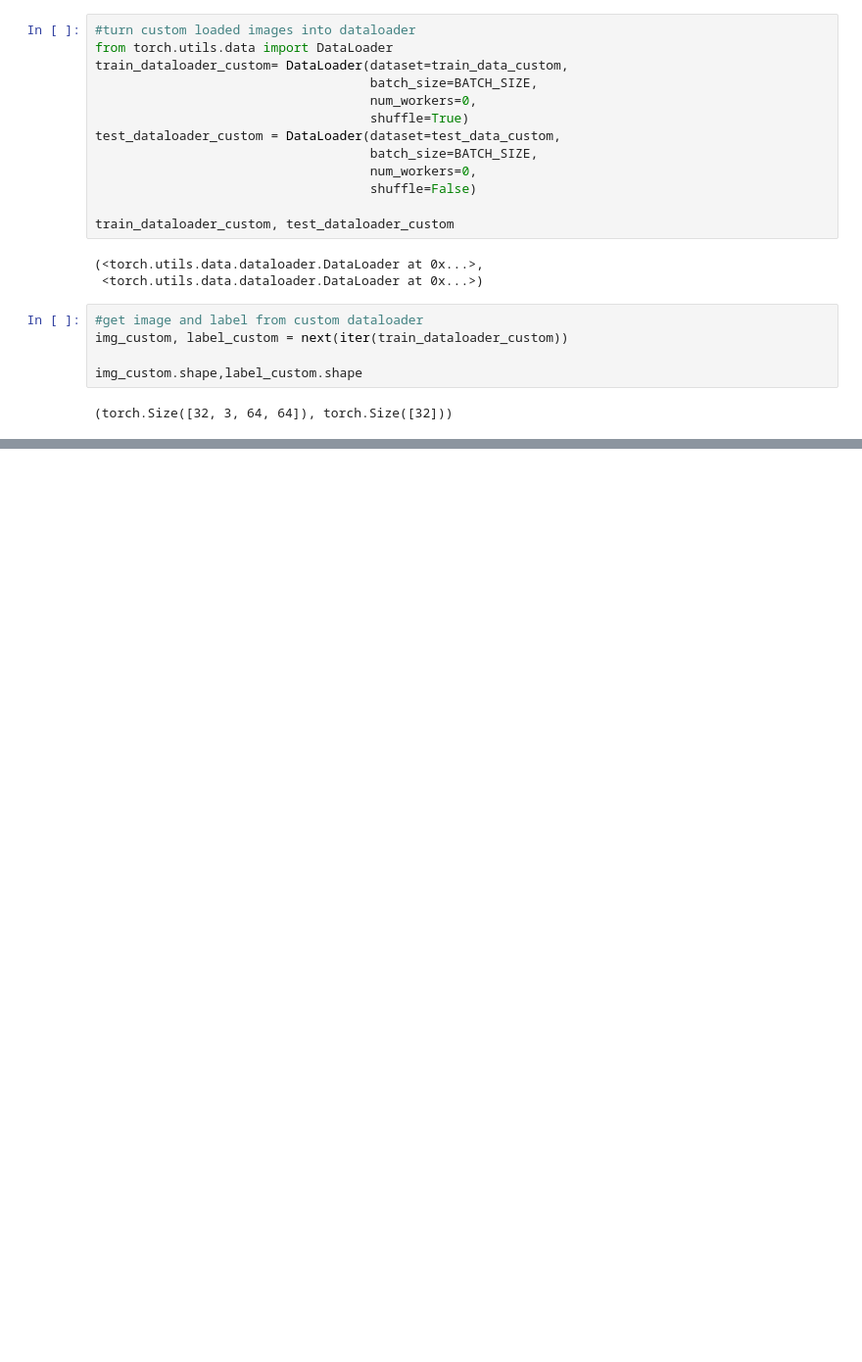
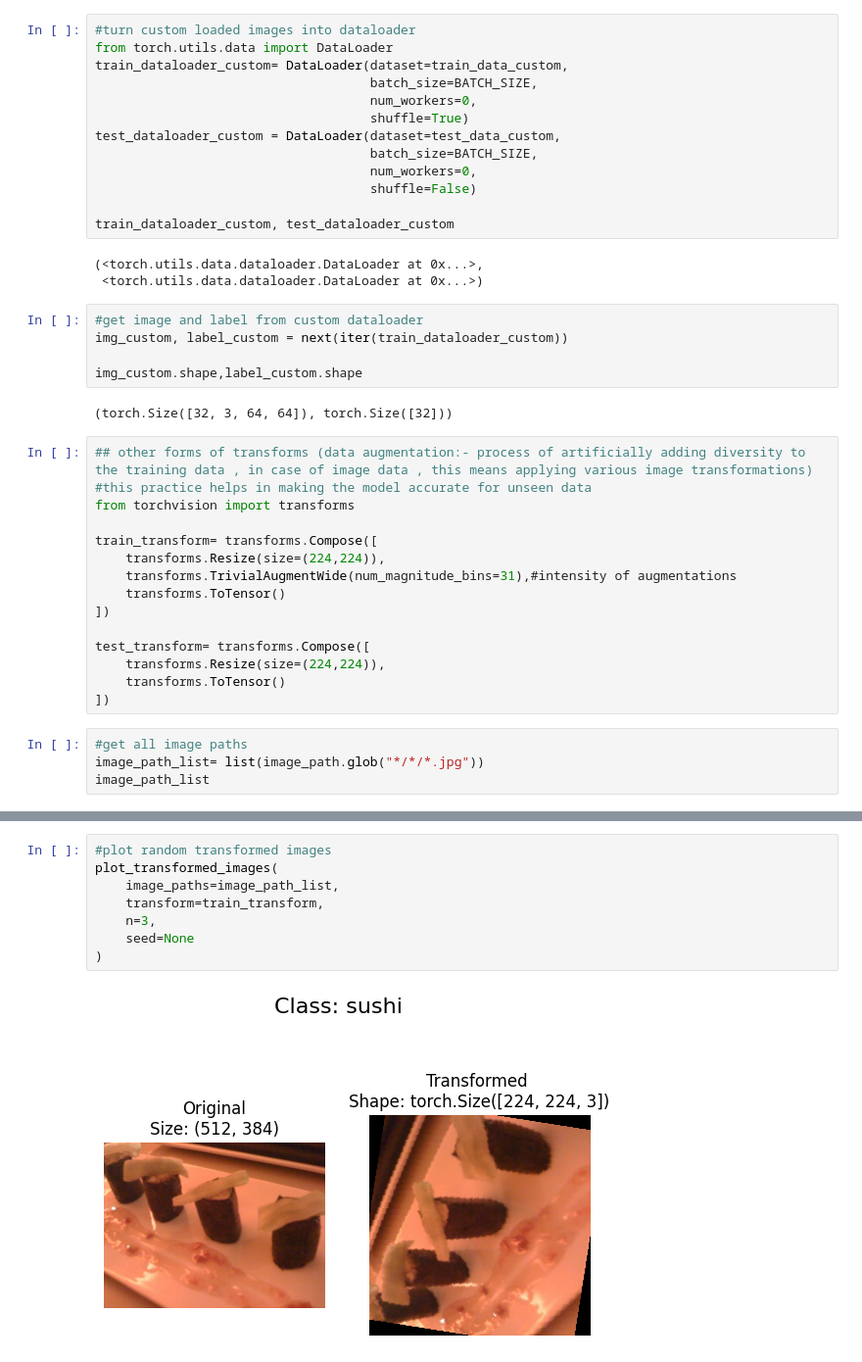
Before and after one commit to LadakaTayaara/deep-learning-codealong-nb, a Jupyter notebook: customdatasettut.ipynb, the cells around one changed output, grey strips where cells are left out. Shown at 98% size. Saved outputs shown, nothing was run; the diff lists cells and outputs as text; blank space fills up the shorter version.

```diff
--- a/customdatasettut.ipynb
+++ b/customdatasettut.ipynb
@@ -501,3 +501,22 @@ img_custom, label_custom = next(iter(train_dataloader_custom))
 img_custom.shape,label_custom.shape
 # %% [output]
 (torch.Size([32, 3, 64, 64]), torch.Size([32]))
+# %%
+## other forms of transforms (data augmentation:- process of artificially adding diversity to the training data , in case of image data , this means applying various image transformations)
+#this practice helps in making the model accurate for unseen data
+from torchvision import transforms
+
+train_transform= transforms.Compose([
+    transforms.Resize(size=(224,224)),
+    transforms.TrivialAugmentWide(num_magnitude_bins=31),#intensity of augmentations
+    transforms.ToTensor()
+])
+
+test_transform= transforms.Compose([
+    transforms.Resize(size=(224,224)),
+    transforms.ToTensor()
+])
+# %%
+#get all image paths
+image_path_list= list(image_path.glob("*/*/*.jpg"))
+image_path_list
@@ -503,0 +541,10 @@ img_custom.shape,label_custom.shape
+# %%
+#plot random transformed images
+plot_transformed_images(
+    image_paths=image_path_list,
+    transform=train_transform,
+    n=3,
+    seed=None
+)
+# %% [output]
+[figure, added]
```
Also changed, not shown: parts of 15 cells of this notebook.
